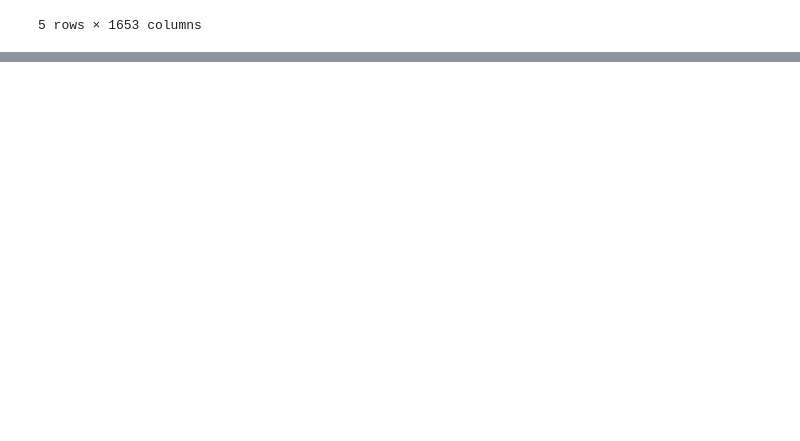
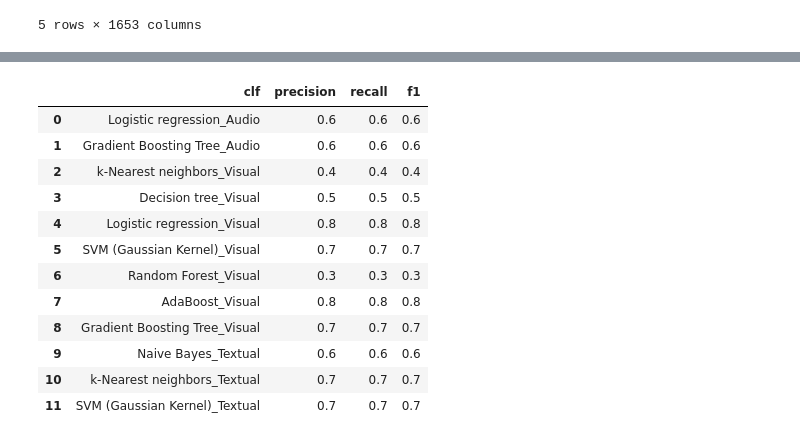
Before and after one commit to freecraver/tud_mmc_eval, a Jupyter notebook: TUD-MMC.ipynb, the cells around one changed output, grey strips where cells are left out. Saved outputs shown, nothing was run; the diff lists cells and outputs as text; code cells hidden in the pictures; blank space fills up the shorter version.

```diff
--- a/TUD-MMC.ipynb
+++ b/TUD-MMC.ipynb
@@ -575,0 +392,16 @@ df_cvs[0][0]
+# %%
+df_res[0]
+# %% [output]
+|  | clf | precision | recall | f1 |
+| 0 | Logistic regression_Audio | 0.6 | 0.6 | 0.6 |
+| 1 | Gradient Boosting Tree_Audio | 0.6 | 0.6 | 0.6 |
+| 2 | k-Nearest neighbors_Visual | 0.4 | 0.4 | 0.4 |
+| 3 | Decision tree_Visual | 0.5 | 0.5 | 0.5 |
+| 4 | Logistic regression_Visual | 0.8 | 0.8 | 0.8 |
+| 5 | SVM (Gaussian Kernel)_Visual | 0.7 | 0.7 | 0.7 |
+| 6 | Random Forest_Visual | 0.3 | 0.3 | 0.3 |
+| 7 | AdaBoost_Visual | 0.8 | 0.8 | 0.8 |
+| 8 | Gradient Boosting Tree_Visual | 0.7 | 0.7 | 0.7 |
+| 9 | Naive Bayes_Textual | 0.6 | 0.6 | 0.6 |
+| 10 | k-Nearest neighbors_Textual | 0.7 | 0.7 | 0.7 |
+| 11 | SVM (Gaussian Kernel)_Textual | 0.7 | 0.7 | 0.7 |
```
Also changed, not shown: parts of 3 cells of this notebook.
